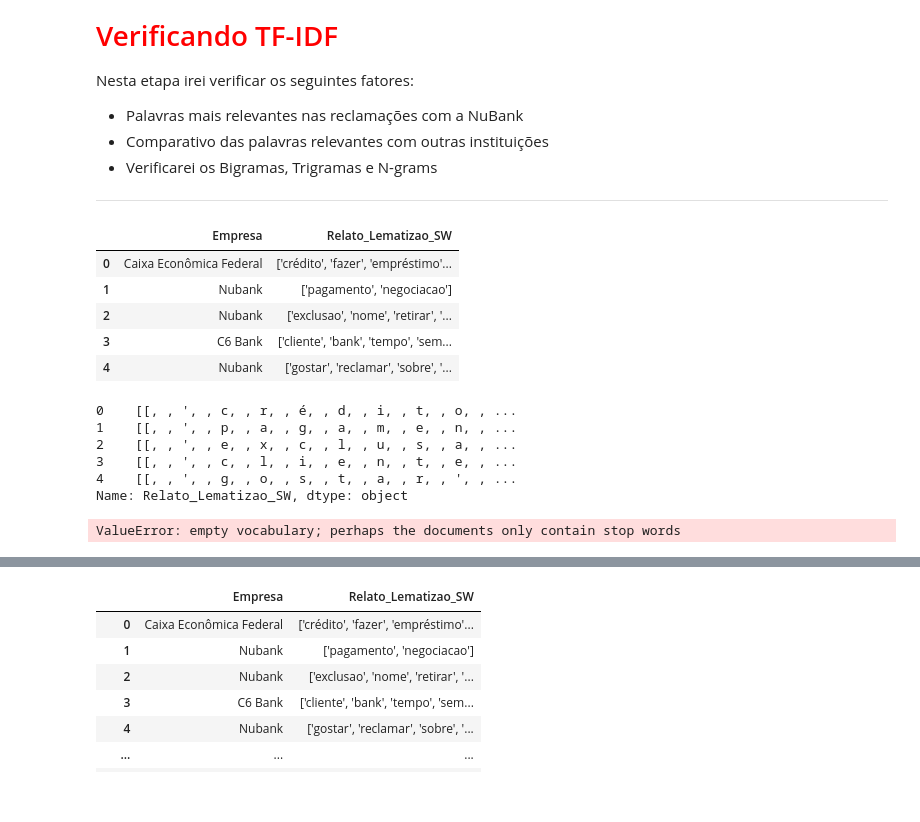
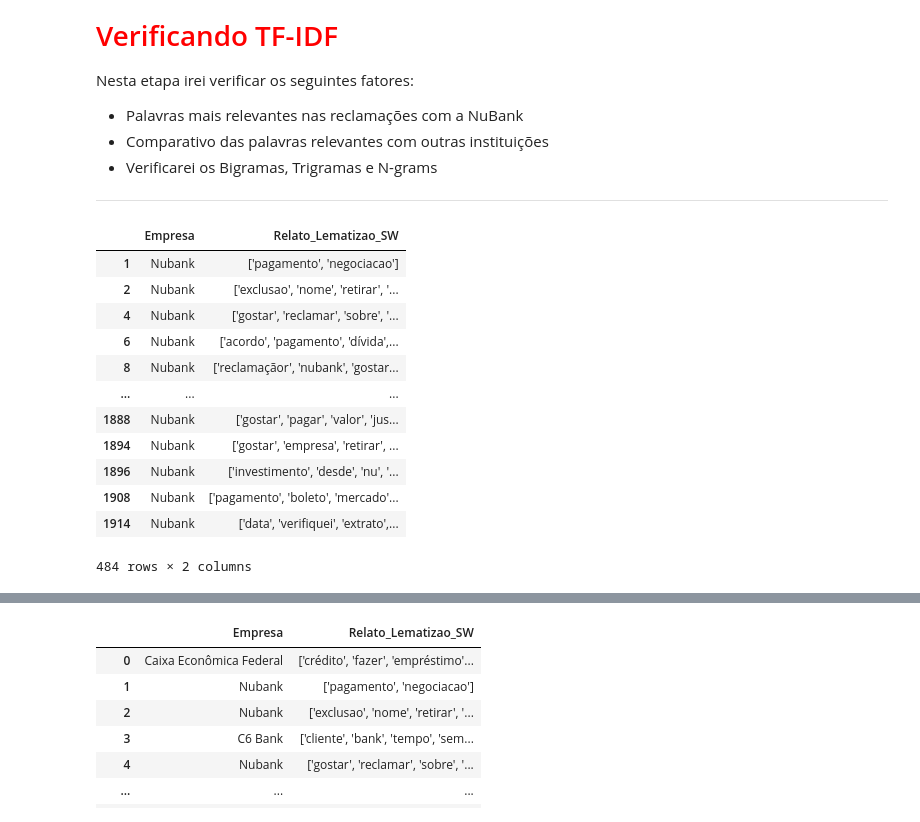
Before and after one commit to alyssonmontovanelli/PLN_Text_Analysis, a Jupyter notebook: PLN/frequency_analysis.ipynb, the cells around one changed output, grey strips where cells are left out. Drawn from its saved outputs; the diff is of its cells as text; code cells hidden in the pictures.

```diff
--- a/PLN/frequency_analysis.ipynb
+++ b/PLN/frequency_analysis.ipynb
@@ -21,46 +21,21 @@ from nltk.tokenize import sent_tokenize, word_tokenize
 # Importação dos dados
 dados = pd.read_csv('/Projetos Pessoais/DataScience/PLN_Text_Analysis/data/dados_Frequency.csv',
                        sep =',')
+# %%
+dados = dados[dados['Empresa'] == 'Nubank']
 # %%
-dados.head()
+dados
 # %% [output]
 |  | Empresa | Relato_Lematizao_SW |
-| 0 | Caixa Econômica Federal | ['crédito', 'fazer', 'empréstimo'... |
 | 1 | Nubank | ['pagamento', 'negociacao'] |
 | 2 | Nubank | ['exclusao', 'nome', 'retirar', '... |
-| 3 | C6 Bank | ['cliente', 'bank', 'tempo', 'sem... |
 | 4 | Nubank | ['gostar', 'reclamar', 'sobre', '... |
+| 6 | Nubank | ['acordo', 'pagamento', 'dívida',... |
+| 8 | Nubank | ['reclamaçãor', 'nubank', 'gostar... |
+| ... | ... | ... |
+| 1888 | Nubank | ['gostar', 'pagar', 'valor', 'jus... |
+| 1894 | Nubank | ['gostar', 'empresa', 'retirar', ... |
+| 1896 | Nubank | ['investimento', 'desde', 'nu', '... |
+| 1908 | Nubank | ['pagamento', 'boleto', 'mercado'... |
+| 1914 | Nubank | ['data', 'verifiquei', 'extrato',... |
+484 rows × 2 columns
-# %%
-# Função para juntar as letras e criar a palavra correta
-def juntar_palavra(palavra):
-    return ''.join(palavra.split())
-
-# Aplicando a função para corrigir as palavras
-dados['Relato_Lematizao_SW'] = dados['Relato_Lematizao_SW'].apply(lambda x: [juntar_palavra(p) for p in x])
-
-# Verificando como ficaram os dados
-print(dados['Relato_Lematizao_SW'].head())
-
-# Agora, aplique o TF-IDF
-from sklearn.feature_extraction.text import TfidfVectorizer
-
-# Criando o TF-IDF vectorizer
-vectorizer = TfidfVectorizer()
-
-# Transformando os dados (agora as palavras estão corretamente juntas)
-tfidf_matrix = vectorizer.fit_transform(dados['Relato_Lematizao_SW'].apply(lambda x: ' '.join(x)))
-
-# Verificando as palavras com maior TF-IDF
-feature_names = vectorizer.get_feature_names_out()
-dense = tfidf_matrix.todense()
-denselist = dense.tolist()
-df_tfidf = pd.DataFrame(denselist, columns=feature_names)
-print(df_tfidf.head())
-# %% [output]
-0    [[, , ', , c, , r, , é, , d, , i, , t, , o, , ...
-1    [[, , ', , p, , a, , g, , a, , m, , e, , n, , ...
-2    [[, , ', , e, , x, , c, , l, , u, , s, , a, , ...
-3    [[, , ', , c, , l, , i, , e, , n, , t, , e, , ...
-4    [[, , ', , g, , o, , s, , t, , a, , r, , ', , ...
-Name: Relato_Lematizao_SW, dtype: object
-ValueError: empty vocabulary; perhaps the documents only contain stop words
```
Also changed, not shown: parts of 9 cells of this notebook.
